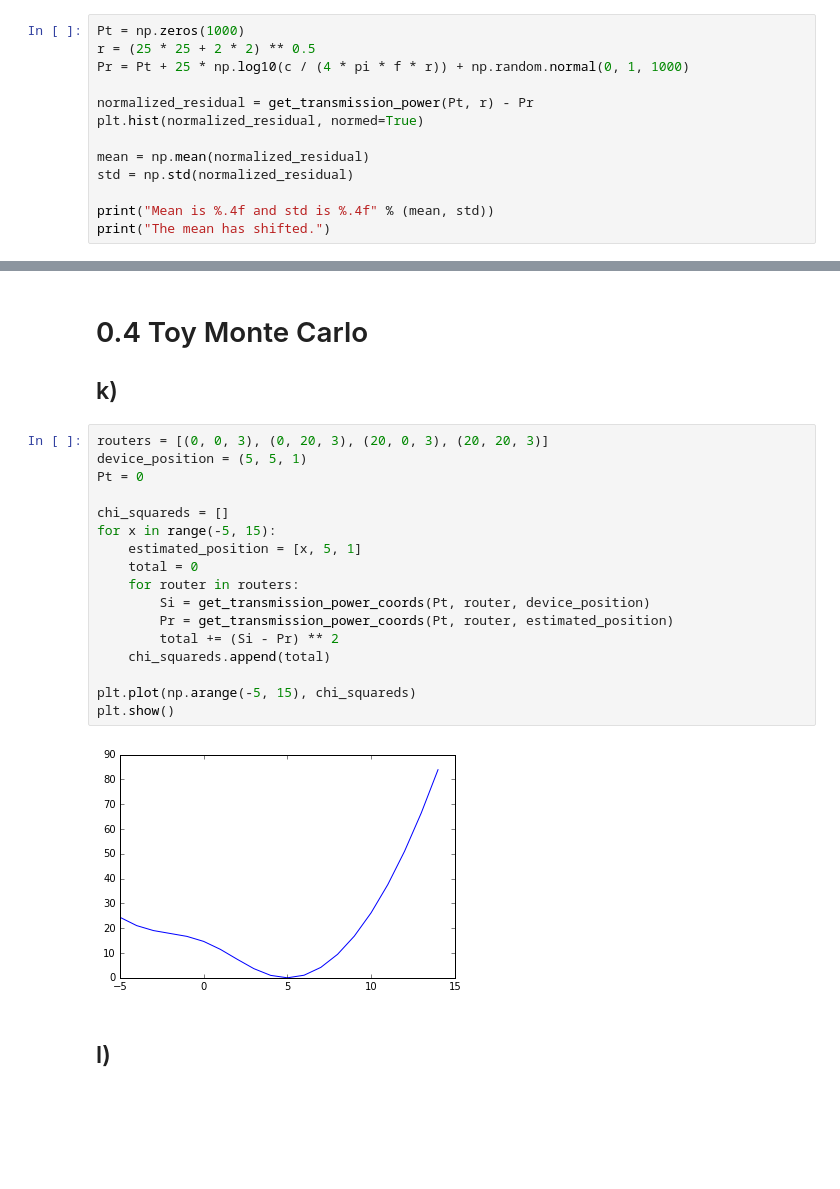
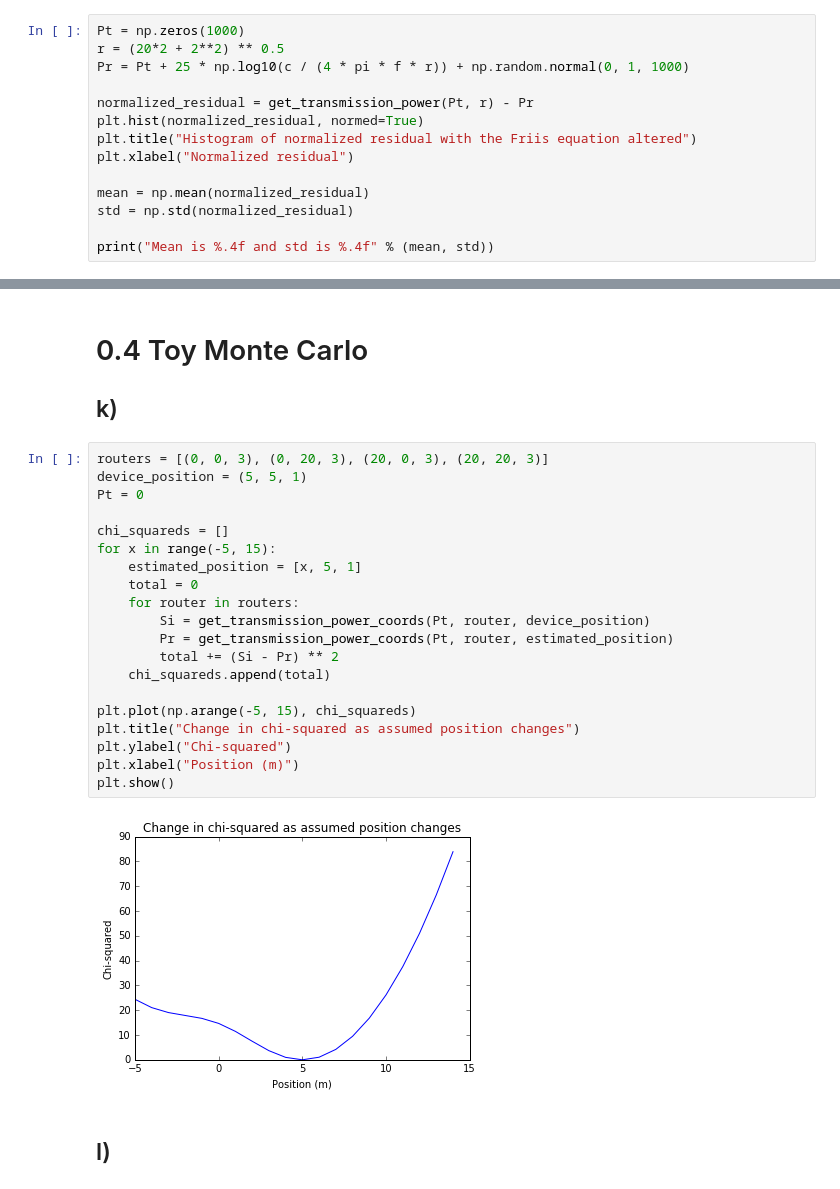
Before and after one commit to barisdemirdelen/bigdata, a Jupyter notebook: assignment.ipynb, the cells around one changed output, grey strips where cells are left out. Drawn from its saved outputs; the diff is of its cells as text; blank space fills up the shorter version.

```diff
--- a/assignment.ipynb
+++ b/assignment.ipynb
@@ -111,15 +120,16 @@ The standard deviation will be too big, or too small respectively.
 ## i)
 # %%
 Pt = np.zeros(1000)
-r = (25 * 25 + 2 * 2) ** 0.5
+r = (20*2 + 2**2) ** 0.5
 Pr = Pt + 25 * np.log10(c / (4 * pi * f * r)) + np.random.normal(0, 1, 1000)
 
 normalized_residual = get_transmission_power(Pt, r) - Pr
 plt.hist(normalized_residual, normed=True)
+plt.title("Histogram of normalized residual with the Friis equation altered")
+plt.xlabel("Normalized residual")
 
 mean = np.mean(normalized_residual)
 std = np.std(normalized_residual)
 
 print("Mean is %.4f and std is %.4f" % (mean, std))
-print("The mean has shifted.")
 # %% [output]
@@ -137,22 +148,25 @@ You want to see the mean around 0, indicating no systematic error. And the stand
 # %%
 routers = [(0, 0, 3), (0, 20, 3), (20, 0, 3), (20, 20, 3)]
 device_position = (5, 5, 1)
 Pt = 0
 
 chi_squareds = []
 for x in range(-5, 15):
     estimated_position = [x, 5, 1]
     total = 0
     for router in routers:
         Si = get_transmission_power_coords(Pt, router, device_position)
         Pr = get_transmission_power_coords(Pt, router, estimated_position)
         total += (Si - Pr) ** 2
     chi_squareds.append(total)
 
 plt.plot(np.arange(-5, 15), chi_squareds)
+plt.title("Change in chi-squared as assumed position changes")
+plt.ylabel("Chi-squared")
+plt.xlabel("Position (m)")
 plt.show()
 # %% [output]
-[figure, old version]
+[figure, new version]
 # %% [markdown]
 ## l)
 # %%
```
Also changed, not shown: parts of 17 cells of this notebook.
